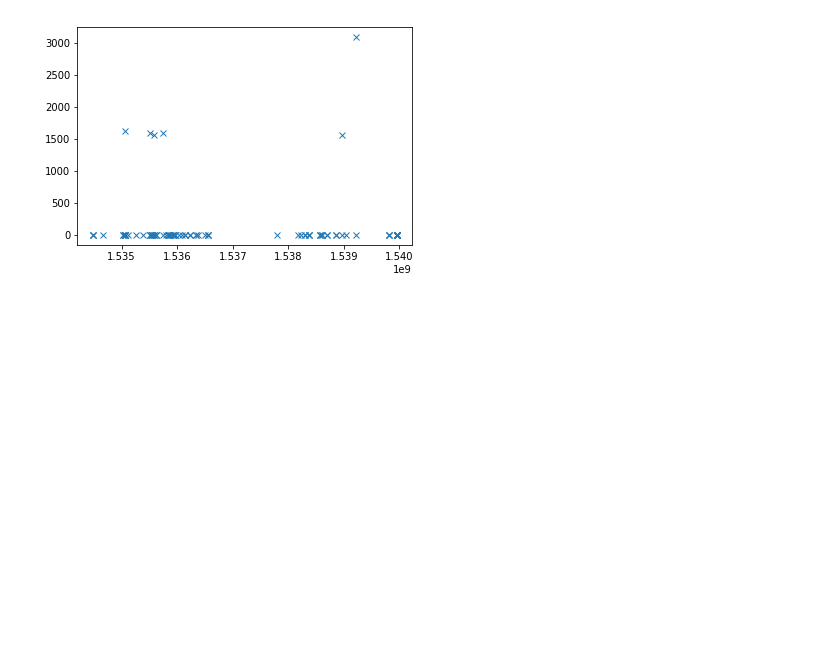
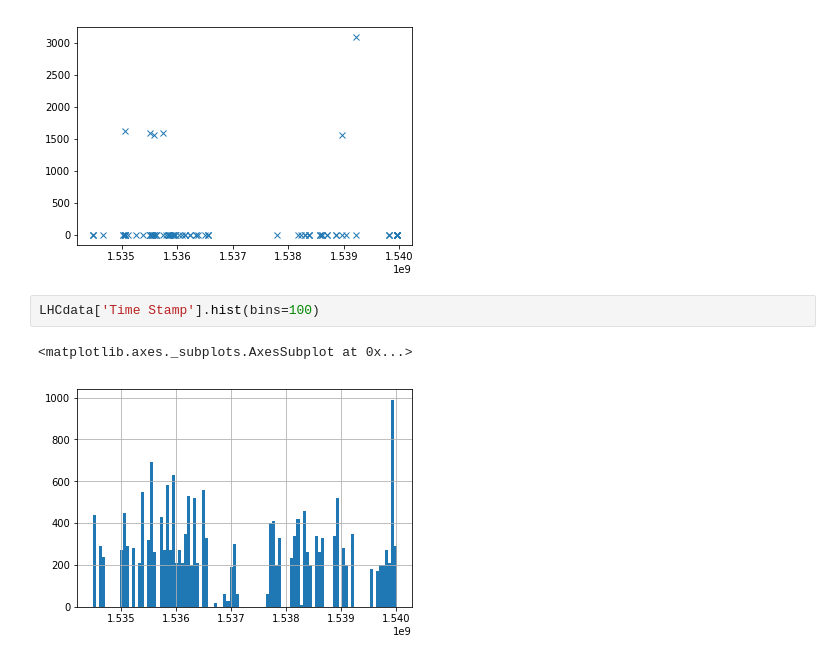
Before and after one commit to mfer0010/BscThesis, a Jupyter notebook: Jupyter Notebook Code/03_Analysis of Intensity Data.ipynb, the cells around one changed output. Saved outputs shown, nothing was run; the diff lists cells and outputs as text; blank space fills up the shorter version.

```diff
--- a/Jupyter Notebook Code/03_Analysis of Intensity Data.ipynb
+++ b/Jupyter Notebook Code/03_Analysis of Intensity Data.ipynb
@@ -119,3 +120,8 @@ plt.plot(data['Time Stamp'],data['Reading'],'x')
 # %% [output]
 [<matplotlib.lines.Line2D at 0x...>]
 [figure]
+# %%
+LHCdata['Time Stamp'].hist(bins=100)
+# %% [output]
+<matplotlib.axes._subplots.AxesSubplot at 0x...>
+[figure, added]
```
Also changed, not shown: parts of 5 cells of this notebook, 4 other files.
